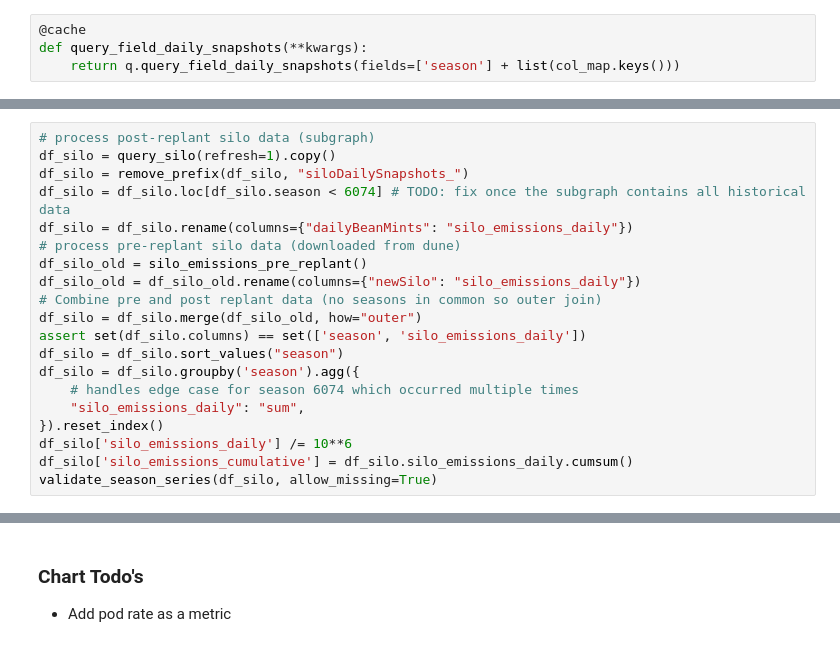
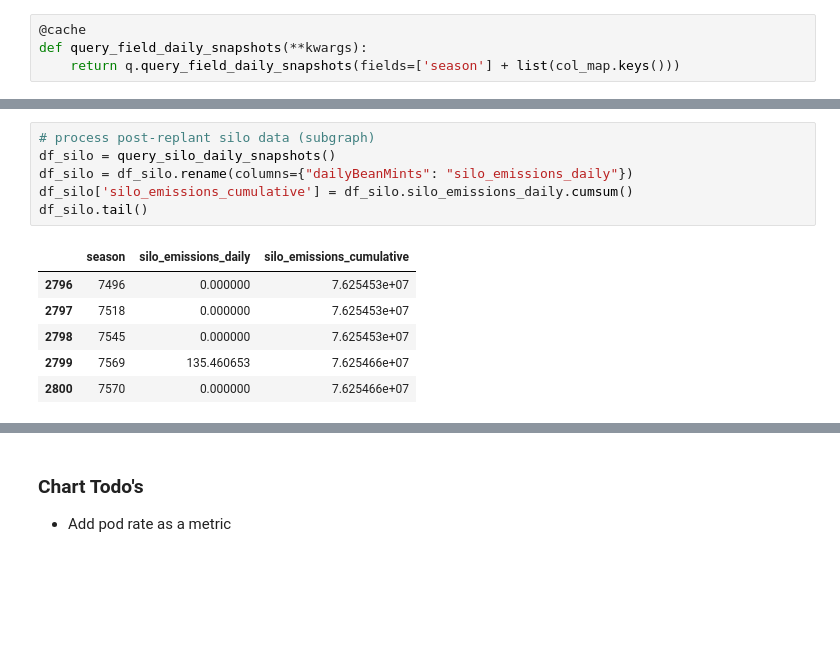
Before and after one commit to BeanstalkFarms/Beanstalk-Analytics, a Jupyter notebook: serverless/notebooks/prod/credit_profile.ipynb, the cells around one changed output, grey strips where cells are left out. Drawn from its saved outputs; the diff is of its cells as text; blank space fills up the shorter version.

```diff
--- a/serverless/notebooks/prod/credit_profile.ipynb
+++ b/serverless/notebooks/prod/credit_profile.ipynb
@@ -106,22 +81,15 @@ def query_silo(refresh=None) -> pd.DataFrame:
 # %%
 # process post-replant silo data (subgraph)
-df_silo = query_silo(refresh=1).copy()
-df_silo = remove_prefix(df_silo, "siloDailySnapshots_")
-df_silo = df_silo.loc[df_silo.season < 6074] # TODO: fix once the subgraph contains all historical data
+df_silo = query_silo_daily_snapshots()
 df_silo = df_silo.rename(columns={"dailyBeanMints": "silo_emissions_daily"})
-# process pre-replant silo data (downloaded from dune)
-df_silo_old = silo_emissions_pre_replant()
-df_silo_old = df_silo_old.rename(columns={"newSilo": "silo_emissions_daily"})
-# Combine pre and post replant data (no seasons in common so outer join)
-df_silo = df_silo.merge(df_silo_old, how="outer")
-assert set(df_silo.columns) == set(['season', 'silo_emissions_daily'])
-df_silo = df_silo.sort_values("season")
-df_silo = df_silo.groupby('season').agg({
-    # handles edge case for season 6074 which occurred multiple times
-    "silo_emissions_daily": "sum",
-}).reset_index()
-df_silo['silo_emissions_daily'] /= 10**6
 df_silo['silo_emissions_cumulative'] = df_silo.silo_emissions_daily.cumsum()
-validate_season_series(df_silo, allow_missing=True)
+df_silo.tail()
+# %% [output]
+|  | season | silo_emissions_daily | silo_emissions_cumulative |
+| 2796 | 7496 | 0.000000 | 7.625453e+07 |
+| 2797 | 7518 | 0.000000 | 7.625453e+07 |
+| 2798 | 7545 | 0.000000 | 7.625453e+07 |
+| 2799 | 7569 | 135.460653 | 7.625466e+07 |
+| 2800 | 7570 | 0.000000 | 7.625466e+07 |
 # %%
 @cache
```
Also changed, not shown: parts of 8 cells of this notebook, 4 other files.
